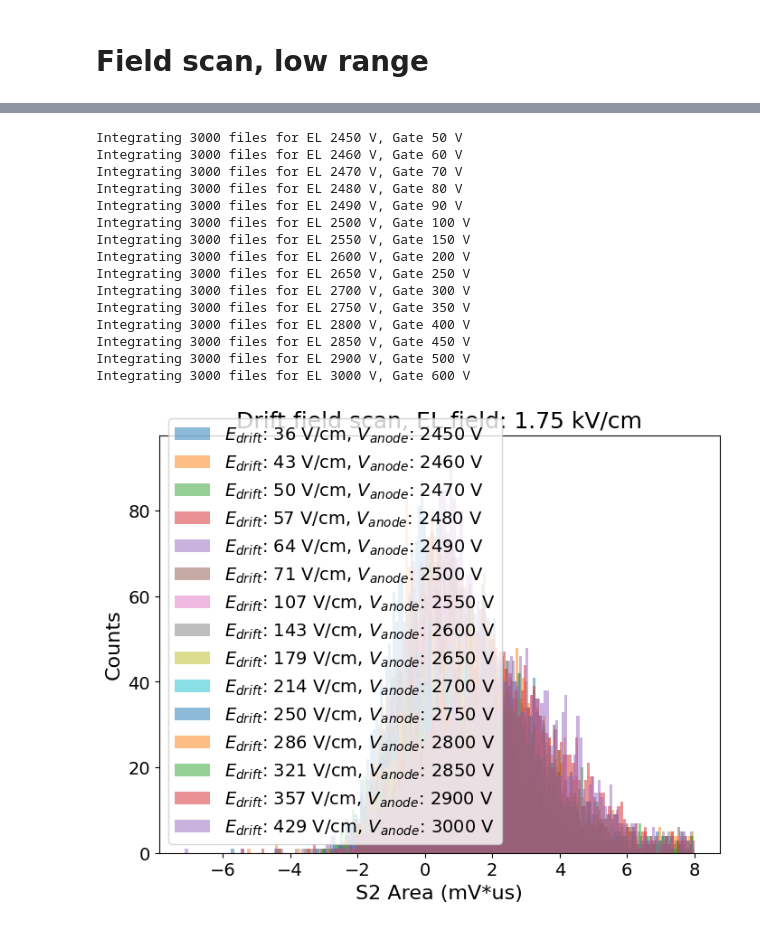
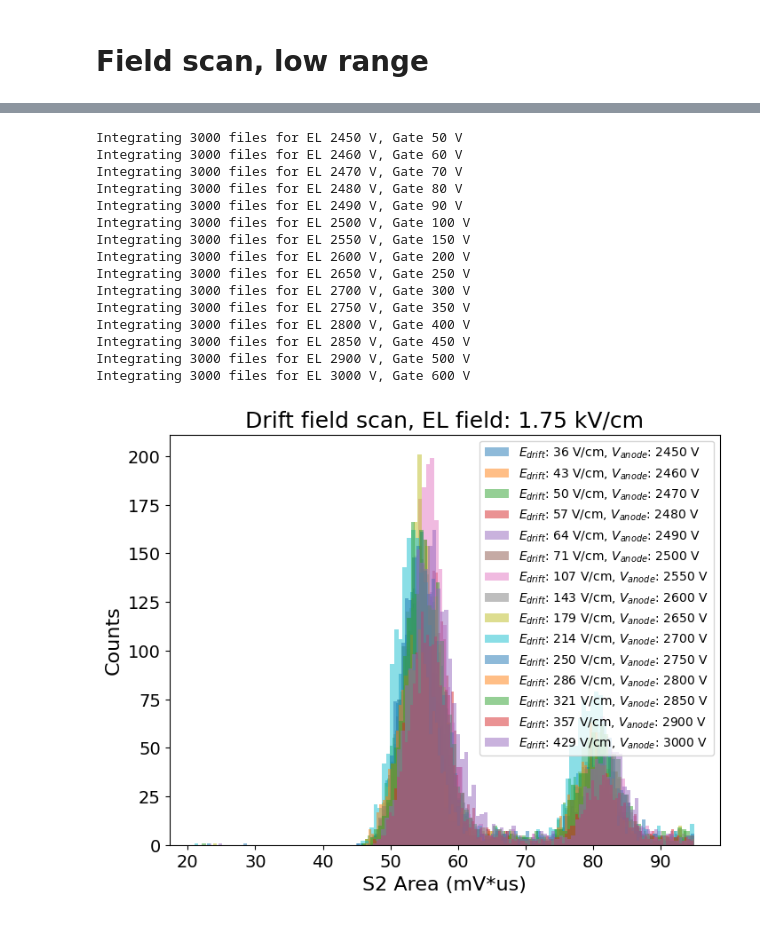
Before and after one commit to proscrite/RaTag, a Jupyter notebook: notebooks/FieldScan_Analysis_EL1750Vcm.ipynb, the cells around one changed output, grey strips where cells are left out. Drawn from its saved outputs; the diff is of its cells as text; code cells hidden in the pictures.

```diff
--- a/notebooks/FieldScan_Analysis_EL1750Vcm.ipynb
+++ b/notebooks/FieldScan_Analysis_EL1750Vcm.ipynb
@@ -31,40 +31,3 @@ def fit_and_plot_gaussian(hist_data, bins, label=None, color=None, mask_range=(-
     plt.plot(bin_centers, gaussian(bin_centers, *popt), 'r--', label=f'Gaussian fit {label}')
     plt.legend()
     return popt, pcov
-
-def analyse_field_scan(base_dir, voltage_pairs, pattern = None, s2_cuts = (0.5e-5, 1.5e-5),
-                       hist_cuts = (-5, 20)):
-    # Drift field scan (vary both voltages together)
-    if pattern is None:
-        pattern = 'FieldScan_1GSsec_EL{}_Gate{}'
-    glob_pattern = pattern + '/*.wfm'
-    s2_lowcut, s2_upcut = s2_cuts
-    hist_lowcut, hist_upcut = hist_cuts
-
-    s2_areas = {}
-    s2_areas_cuts = {}
-    for el_v, gate_v in voltage_pairs:
-        path = os.path.join(base_dir, glob_pattern.format(el_v, gate_v))
-        files = sorted(glob(path))
-        print(f'Integrating {len(files)} files for EL {el_v} V, Gate {gate_v} V')
-        arr = extract_s2_areas(files, s2_lowcut, s2_upcut)
-        s2_areas[(el_v, gate_v)] = arr
-        s2_areas_cuts[(el_v, gate_v)] = apply_hist_cuts(arr, hist_lowcut, hist_upcut)
-        # out_path = os.path.join(base_dir, f'FieldScan_EL{el_v}_Gate{gate_v}', f'histogram_EL{el_v}_Gate{gate_v}.png')
-        # save_histogram(s2_areas_cuts[(el_v, gate_v)], bins=150, out_path=out_path,
-        #                xlabel='S2 Area (mV*us)', ylabel='Counts',
-        #                title=f'EL {el_v} V, Gate {gate_v} V')
-        area_out_path = os.path.join(base_dir, pattern.format(el_v, gate_v), f'area_s2_EL{el_v}_Gate{gate_v}.npy')
-        save_area_array(arr, area_out_path)
-
-    # Plot all histograms together
-    plt.figure(figsize=(8, 6))
-    for (el_v, gate_v) in voltage_pairs:
-        label = f"$E_{{drift}}$: {round(gate_v/1.4)} V/cm, $V_{{anode}}$: {el_v} V"
-        plt.hist(s2_areas_cuts[(el_v, gate_v)], bins=150, alpha=0.5, label=label)
-    plt.xlabel('S2 Area (mV*us)')
-    plt.ylabel('Counts')
-    plt.title('Drift field scan, EL field: 1.75 kV/cm')
-    plt.legend()
-    return s2_areas_cuts, s2_areas
-    # plt.savefig(os.path.join(base_dir, 'field_scan_all.png'))
@@ -198,25 +248,25 @@ Anode voltage : 3000, Gate voltage : 600
 # %%
 base_dir = '/Users/pabloherrero/sabat/RaTagging/RaTag/scope_data/waveforms/FieldScans_EL1750Vcm/'
 pattern = 'FieldScan_1GSsec_EL{}_Gate{}'
-s2_lowcut, s2_upcut = 0.5e-5, 3.5e-5
-hist_lowcut, hist_upcut = -8, 8
+s2_lowcut, s2_upcut = 1e-6, 3.5e-5
+hist_lowcut, hist_upcut = -8, 95
 
-as2_cuts, _ = analyse_field_scan(base_dir, voltage_pairs, pattern,
+as2_cuts, as2 = analyse_field_scan(base_dir, voltage_pairs, pattern,
                                   s2_cuts=(s2_lowcut, s2_upcut), hist_cuts=(hist_lowcut, hist_upcut))
 # %% [output]
 Integrating 3000 files for EL 2450 V, Gate 50 V
 Integrating 3000 files for EL 2460 V, Gate 60 V
 Integrating 3000 files for EL 2470 V, Gate 70 V
 Integrating 3000 files for EL 2480 V, Gate 80 V
 Integrating 3000 files for EL 2490 V, Gate 90 V
 Integrating 3000 files for EL 2500 V, Gate 100 V
 Integrating 3000 files for EL 2550 V, Gate 150 V
 Integrating 3000 files for EL 2600 V, Gate 200 V
 Integrating 3000 files for EL 2650 V, Gate 250 V
 Integrating 3000 files for EL 2700 V, Gate 300 V
 Integrating 3000 files for EL 2750 V, Gate 350 V
 Integrating 3000 files for EL 2800 V, Gate 400 V
 Integrating 3000 files for EL 2850 V, Gate 450 V
 Integrating 3000 files for EL 2900 V, Gate 500 V
 Integrating 3000 files for EL 3000 V, Gate 600 V
-[figure, old version]
+[figure, new version]
```
Also changed, not shown: parts of 10 cells of this notebook.
